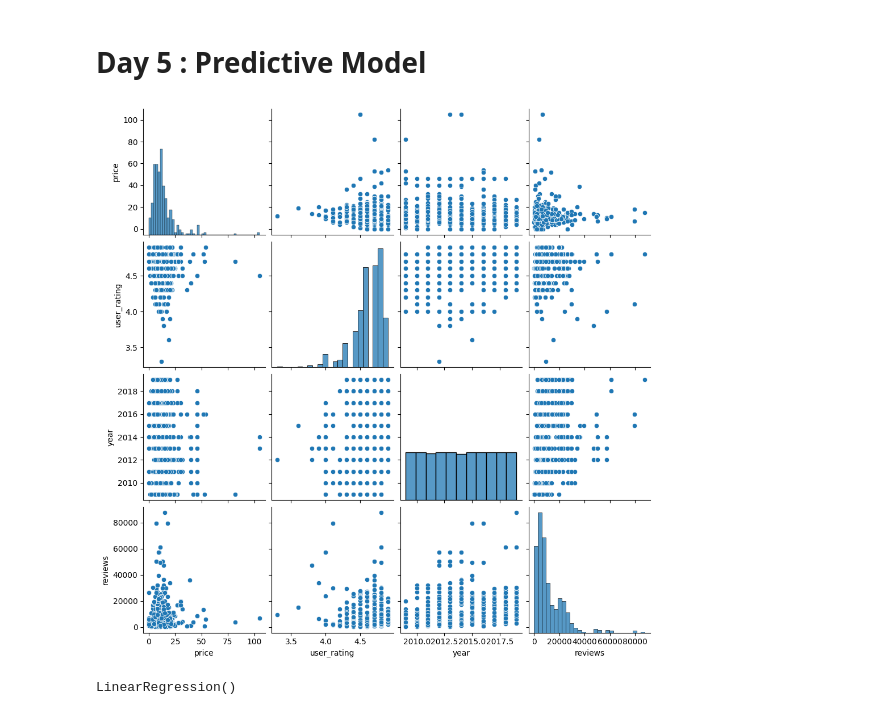
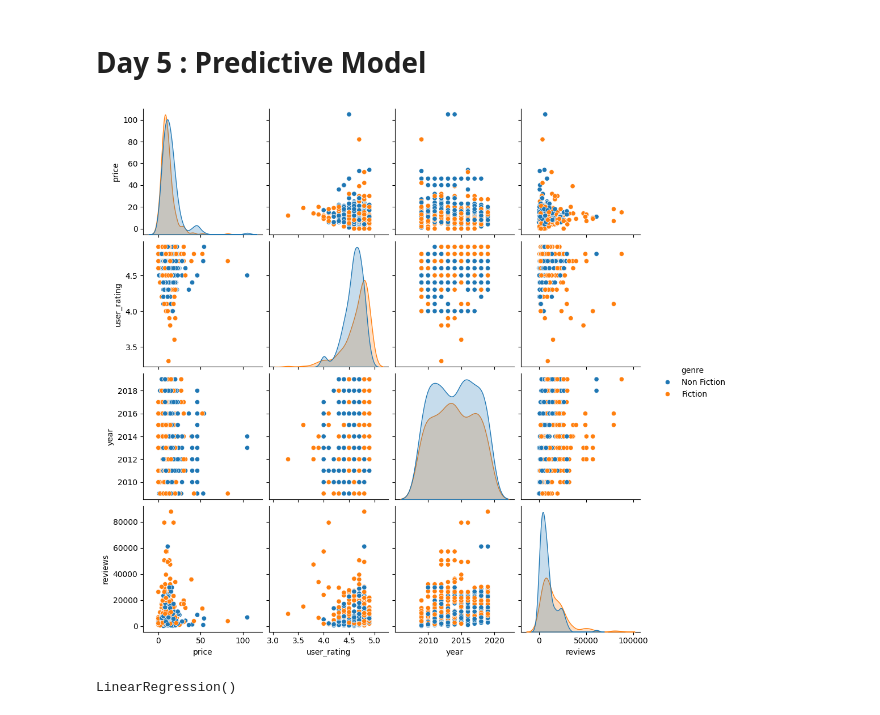
Before and after one commit to Anurag-Mohan/Amazon-Inventory-Analysis, a Jupyter notebook: AmazonData.ipynb, the cells around one changed output. Drawn from its saved outputs; the diff is of its cells as text; code cells hidden in the pictures.

```diff
--- a/AmazonData.ipynb
+++ b/AmazonData.ipynb
@@ -251,10 +293,10 @@ from sklearn.metrics import mean_squared_error, r2_score
 from sklearn.preprocessing import LabelEncoder
 from sklearn.preprocessing import StandardScaler
 # %%
-sns.pairplot(df[['price', 'user_rating', 'year', 'reviews', 'genre']])
+sns.pairplot(df[['price', 'user_rating', 'year', 'reviews', 'genre']],hue = "genre")
 plt.show()
 # %% [output]
-[figure, old version]
+[figure, new version]
 # %%
 author_counts = df['author'].value_counts()
 df['Author_Bestseller_Count'] = df['author'].map(author_counts)
```
Also changed, not shown: parts of 11 cells of this notebook.
